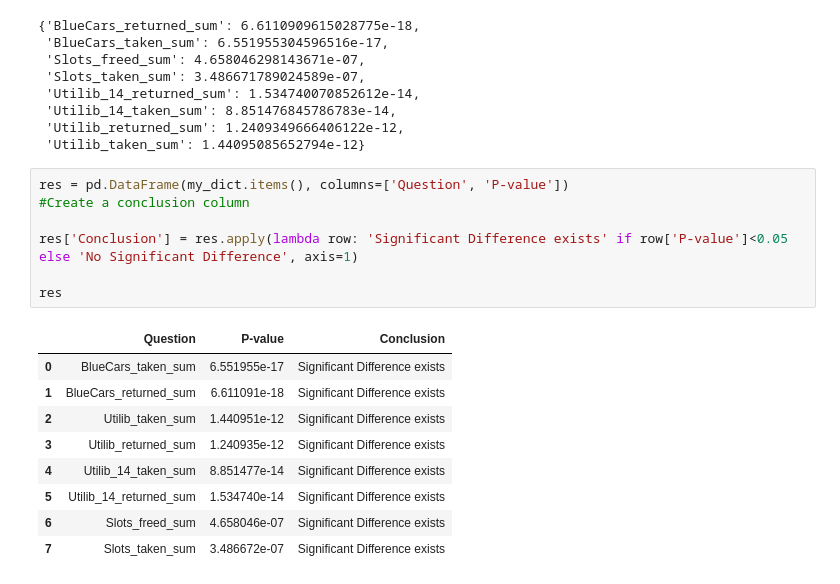
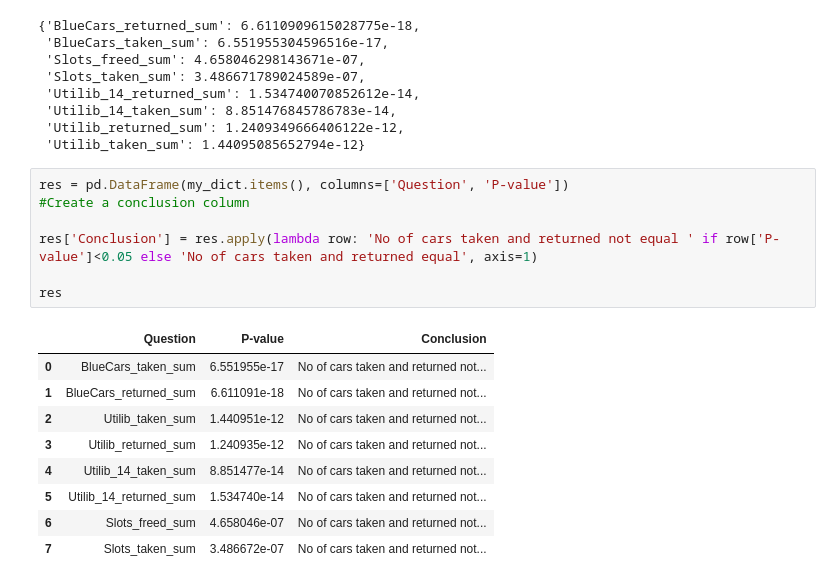
Before and after one commit to WinnieAnyoso/w4_core_ip, a Jupyter notebook: Moringa_Data_Science_Core_W4_Independent_Project_2020_07_Winnie_Anyoso_Python.ipynb, the cells around one changed output. Drawn from its saved outputs; the diff is of its cells as text.

```diff
--- a/Moringa_Data_Science_Core_W4_Independent_Project_2020_07_Winnie_Anyoso_Python.ipynb
+++ b/Moringa_Data_Science_Core_W4_Independent_Project_2020_07_Winnie_Anyoso_Python.ipynb
@@ -622,17 +626,17 @@ my_dict
 # %%
 res = pd.DataFrame(my_dict.items(), columns=['Question', 'P-value'])
 #Create a conclusion column
 
-res['Conclusion'] = res.apply(lambda row: 'Significant Difference exists' if row['P-value']<0.05 else 'No Significant Difference', axis=1)
+res['Conclusion'] = res.apply(lambda row: 'No of cars taken and returned not equal ' if row['P-value']<0.05 else 'No of cars taken and returned equal', axis=1)
 
 res
 # %% [output]
 |  | Question | P-value | Conclusion |
-| 0 | BlueCars_taken_sum | 6.551955e-17 | Significant Difference exists |
-| 1 | BlueCars_returned_sum | 6.611091e-18 | Significant Difference exists |
-| 2 | Utilib_taken_sum | 1.440951e-12 | Significant Difference exists |
-| 3 | Utilib_returned_sum | 1.240935e-12 | Significant Difference exists |
-| 4 | Utilib_14_taken_sum | 8.851477e-14 | Significant Difference exists |
-| 5 | Utilib_14_returned_sum | 1.534740e-14 | Significant Difference exists |
-| 6 | Slots_freed_sum | 4.658046e-07 | Significant Difference exists |
-| 7 | Slots_taken_sum | 3.486672e-07 | Significant Difference exists |
+| 0 | BlueCars_taken_sum | 6.551955e-17 | No of cars taken and returned not... |
+| 1 | BlueCars_returned_sum | 6.611091e-18 | No of cars taken and returned not... |
+| 2 | Utilib_taken_sum | 1.440951e-12 | No of cars taken and returned not... |
+| 3 | Utilib_returned_sum | 1.240935e-12 | No of cars taken and returned not... |
+| 4 | Utilib_14_taken_sum | 8.851477e-14 | No of cars taken and returned not... |
+| 5 | Utilib_14_returned_sum | 1.534740e-14 | No of cars taken and returned not... |
+| 6 | Slots_freed_sum | 4.658046e-07 | No of cars taken and returned not... |
+| 7 | Slots_taken_sum | 3.486672e-07 | No of cars taken and returned not... |
```
Also changed, not shown: parts of 9 cells of this notebook.
